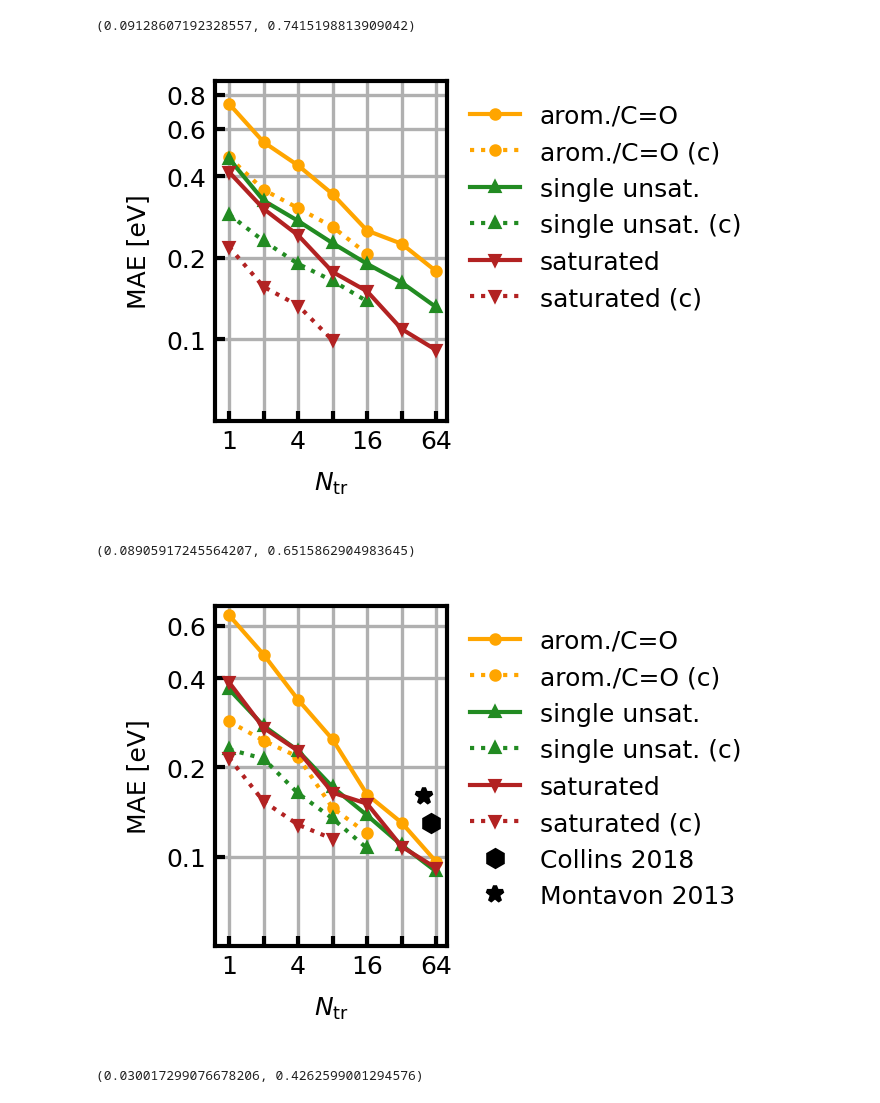
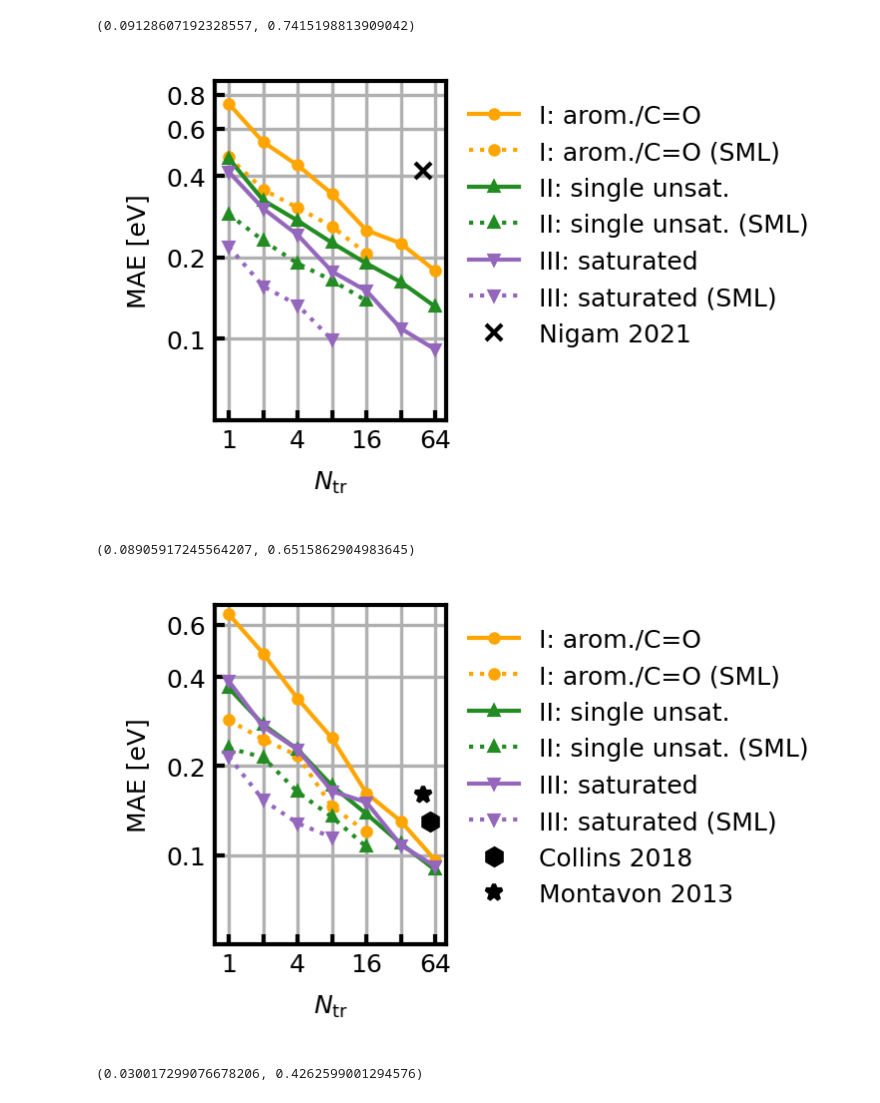
Before and after one commit to b3rn4rdm/SelectedML, a Jupyter notebook: notebooks/learning_curves.ipynb, the cells around one changed output. Saved outputs shown, nothing was run; the diff lists cells and outputs as text; code cells hidden in the pictures.

Commit message:
changed colors inplots

```diff
--- a/notebooks/learning_curves.ipynb
+++ b/notebooks/learning_curves.ipynb
@@ -131,10 +131,10 @@ def single_plot_lc(res_p, labels, labels_subsets, colors, markers, subsets, xtic
 # labels = ['Class I / 0', 'Class II / 0', 'Class III / 0']
 # labels_subsets = ['Class I', 'Class II', 'Class III']
 
-labels = ['arom./C=O', 'single unsat.', 'saturated']
-labels_subsets = ['arom./C=O (c)', 'single unsat. (c)', 'saturated (c)']
+labels = ['I: arom./C=O', 'II: single unsat.', 'III: saturated']
+labels_subsets = ['I: arom./C=O (SML)', 'II: single unsat. (SML)', 'III: saturated (SML)']
 
-colors = ['orange', 'forestgreen', 'firebrick']
+colors = ['orange', 'forestgreen', 'tab:purple']
 markers = ['o', '^', 'v']
 # %%
 def get_min_max_mae(res_p, subsets):
@@ -326,8 +323,11 @@ ref_qm7b['G_GW'] = {}
+# %%
+ref_qm7b = {}
+ref_qm7b['G_GW'] = {'Nigam 2021': {'n_train': 5000, 'mae': 0.42, 'ls': '', 'marker': 'x'}}
 # %%
 single_plot_lc(res_qm7b['G_GW'], labels, labels_subsets, colors, markers, [0, 1, 2], xticks_qm7b['G_GW'], xticklabels_qm7b['G_GW'],
-               yticks_qm7b['G_GW'], yticklabels_qm7b['G_GW'])
+               yticks_qm7b['G_GW'], yticklabels_qm7b['G_GW'], True, ref_qm7b['G_GW'])
 # %% [output]
-[figure, old version]
+[figure, new version]
 # %%
 get_min_max_mae(res_qm7b['H_GW'], [0, 1, 2])
 # %% [output]
@@ -344,7 +344,7 @@ ref_qm7b['H_GW'] = {'Collins 2018': {'n_train': 5732, 'mae': 0.13, 'ls': '', 'ma
 single_plot_lc(res_qm7b['H_GW'], labels, labels_subsets, colors, markers, [0, 1, 2], xticks_qm7b['H_GW'], xticklabels_qm7b['H_GW'],
                yticks_qm7b['H_GW'], yticklabels_qm7b['H_GW'], True, ref_qm7b['H_GW'])
 # %% [output]
-[figure, old version]
+[figure, new version]
 # %%
 get_min_max_mae(res_qm7b['L_GW'], [0, 1, 2])
 # %% [output]
```
Also changed, not shown: parts of 16 cells of this notebook, 2 other files.
